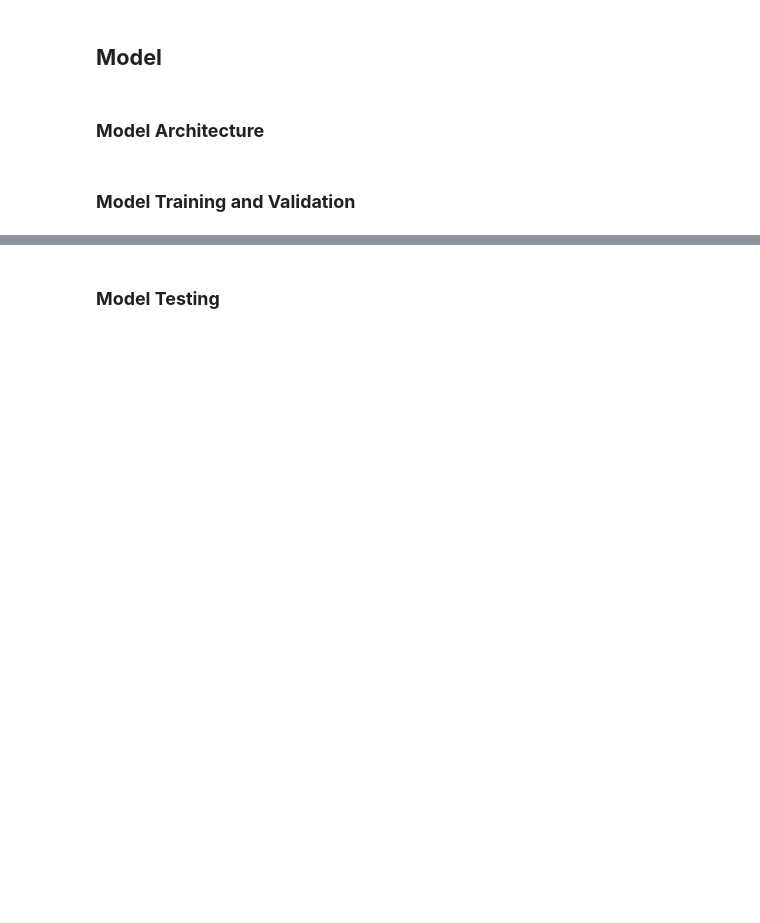
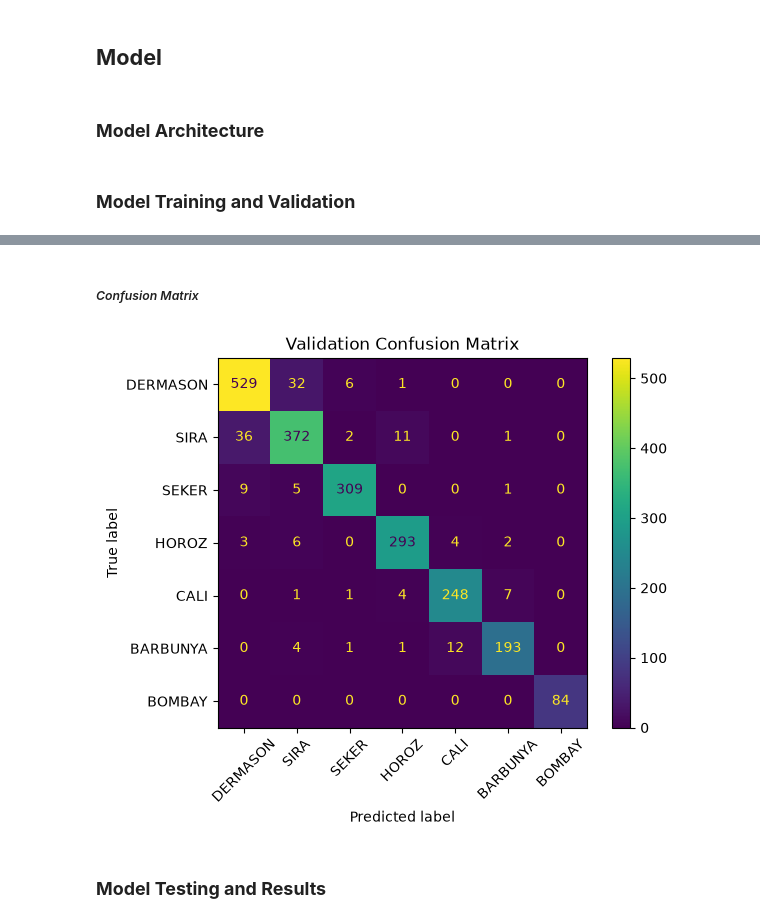
Before and after one commit to quiet-tourist/R499-ML-Research, a Jupyter notebook: deep_learning/03_deep_learning.ipynb, the cells around one changed output, grey strips where cells are left out. Cells and saved outputs as stored; diff of their text form; code cells hidden in the pictures; blank space fills up the shorter version.

Commit message:
Completed DNN model

```diff
--- a/deep_learning/03_deep_learning.ipynb
+++ b/deep_learning/03_deep_learning.ipynb
@@ -434,5 +354,34 @@ plt.show()
+# %% [markdown]
+##### _Confusion Matrix_
+# %%
+# Class names in the same order as your numerical encoding
+class_names = [
+    'DERMASON',
+    'SIRA',
+    'SEKER',
+    'HOROZ',
+    'CALI',
+    'BARBUNYA',
+    'BOMBAY'
+]
+
+# Build confusion matrix
+cm = confusion_matrix(y_val.numpy(), val_class.numpy())
+
+# Plot
+display = ConfusionMatrixDisplay(
+    confusion_matrix=cm,
+    display_labels=class_names
+)
+
+display.plot()
+plt.xticks(rotation=45)
+plt.title('Validation Confusion Matrix')
+plt.show()
+# %% [output]
+[figure, added]
 # %% [markdown]
-### **Model Testing**
+### **Model Testing and Results**
 # %%
 assert best_weights is not None
 model.load_state_dict(best_weights)
```
Also changed, not shown: parts of 8 cells of this notebook.
